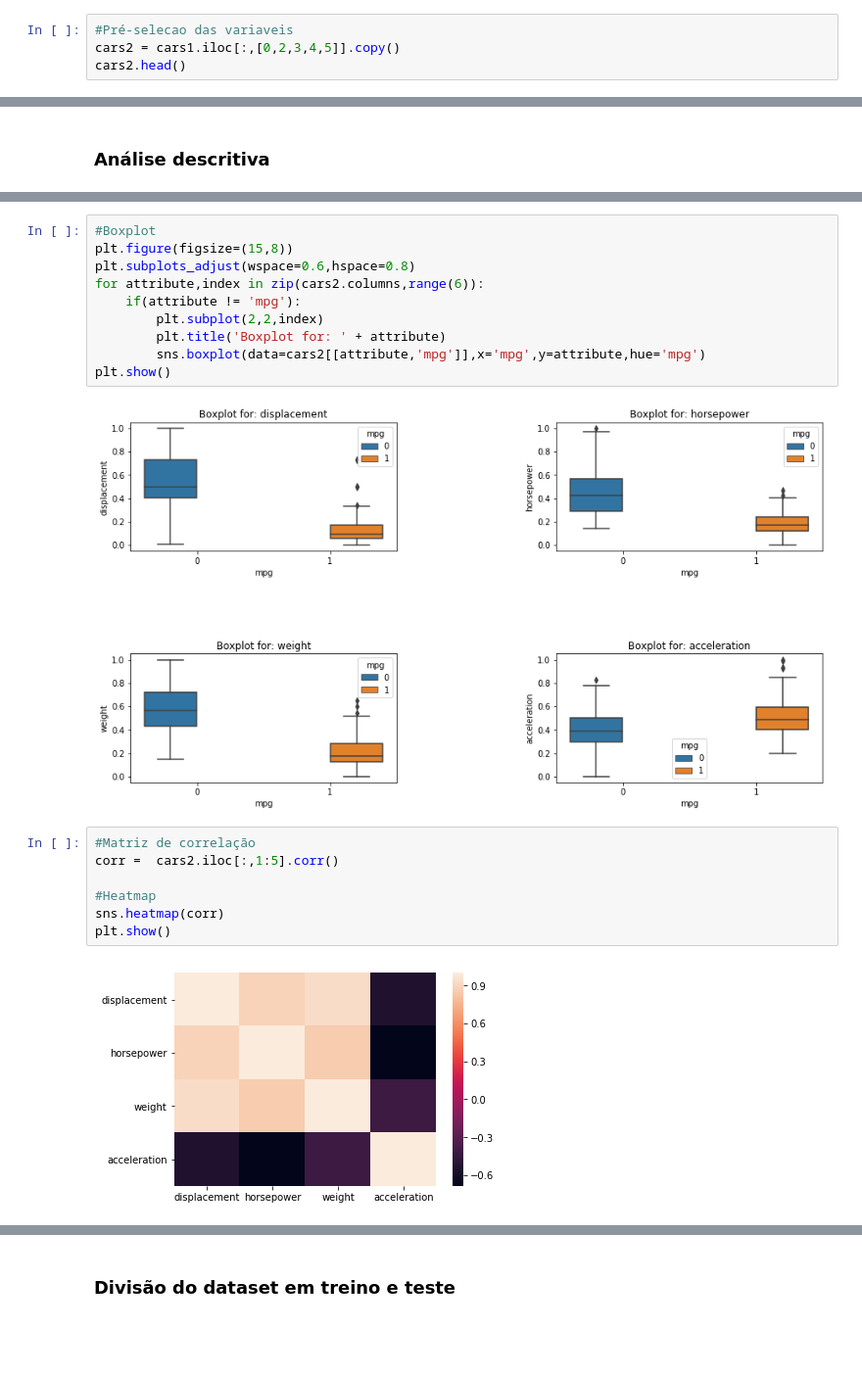
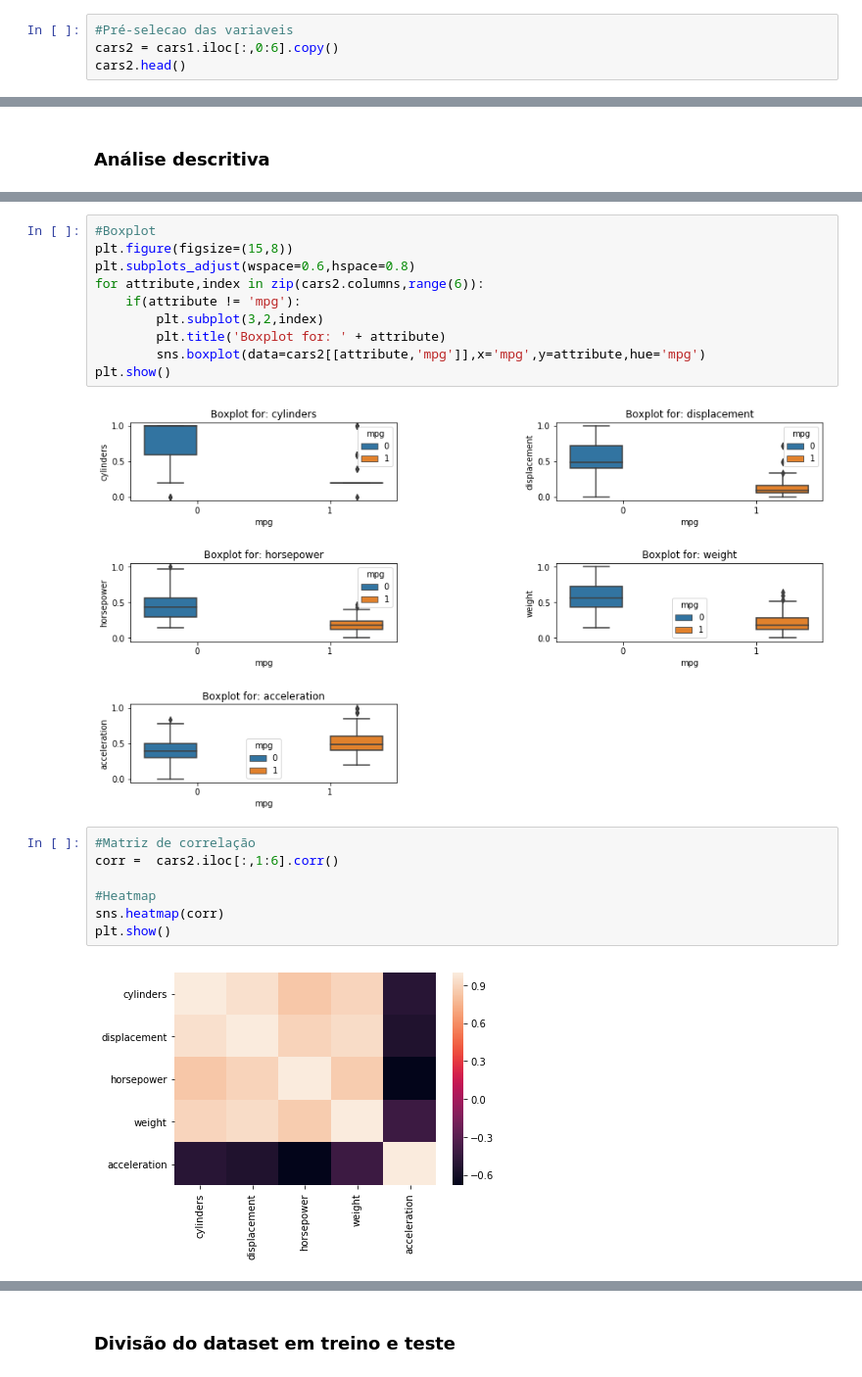
Before and after one commit to LucasSugi/data-science, a Jupyter notebook: exercicio_5/Auto.ipynb, the cells around one changed output, grey strips where cells are left out. Shown: that part at 98% size. Drawn from its saved outputs; the diff is of its cells as text; blank space fills up the shorter version.

```diff
--- a/exercicio_5/Auto.ipynb
+++ b/exercicio_5/Auto.ipynb
@@ -82,5 +100,5 @@ Dada a documentação do dataset e pesquisa realizada sobre os atributos, já ir
 # %%
 #Pré-selecao das variaveis
-cars2 = cars1.iloc[:,[0,2,3,4,5]].copy()
+cars2 = cars1.iloc[:,0:6].copy()
 cars2.head()
 # %% [output]
@@ -136,19 +154,19 @@ plt.figure(figsize=(15,8))
 plt.subplots_adjust(wspace=0.6,hspace=0.8)
 for attribute,index in zip(cars2.columns,range(6)):
     if(attribute != 'mpg'):
-        plt.subplot(2,2,index)
+        plt.subplot(3,2,index)
         plt.title('Boxplot for: ' + attribute)
         sns.boxplot(data=cars2[[attribute,'mpg']],x='mpg',y=attribute,hue='mpg')
 plt.show()
 # %% [output]
-[figure, old version]
+[figure, new version]
 # %%
 #Matriz de correlação
-corr =  cars2.iloc[:,1:5].corr()
+corr =  cars2.iloc[:,1:6].corr()
 
 #Heatmap
 sns.heatmap(corr)
 plt.show()
 # %% [output]
-[figure, old version]
+[figure, new version]
 # %% [markdown]
```
Also changed, not shown: parts of 11 cells of this notebook.
